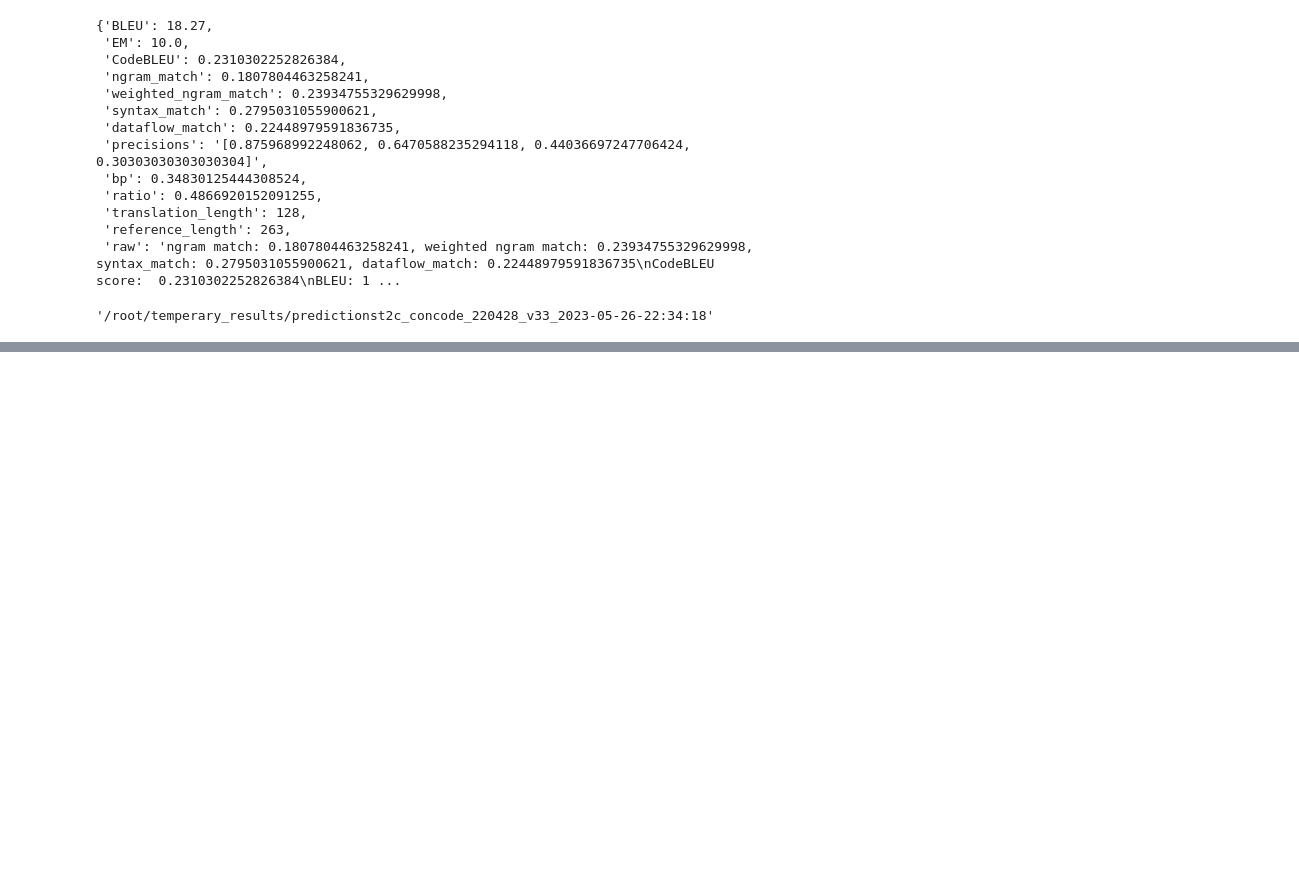
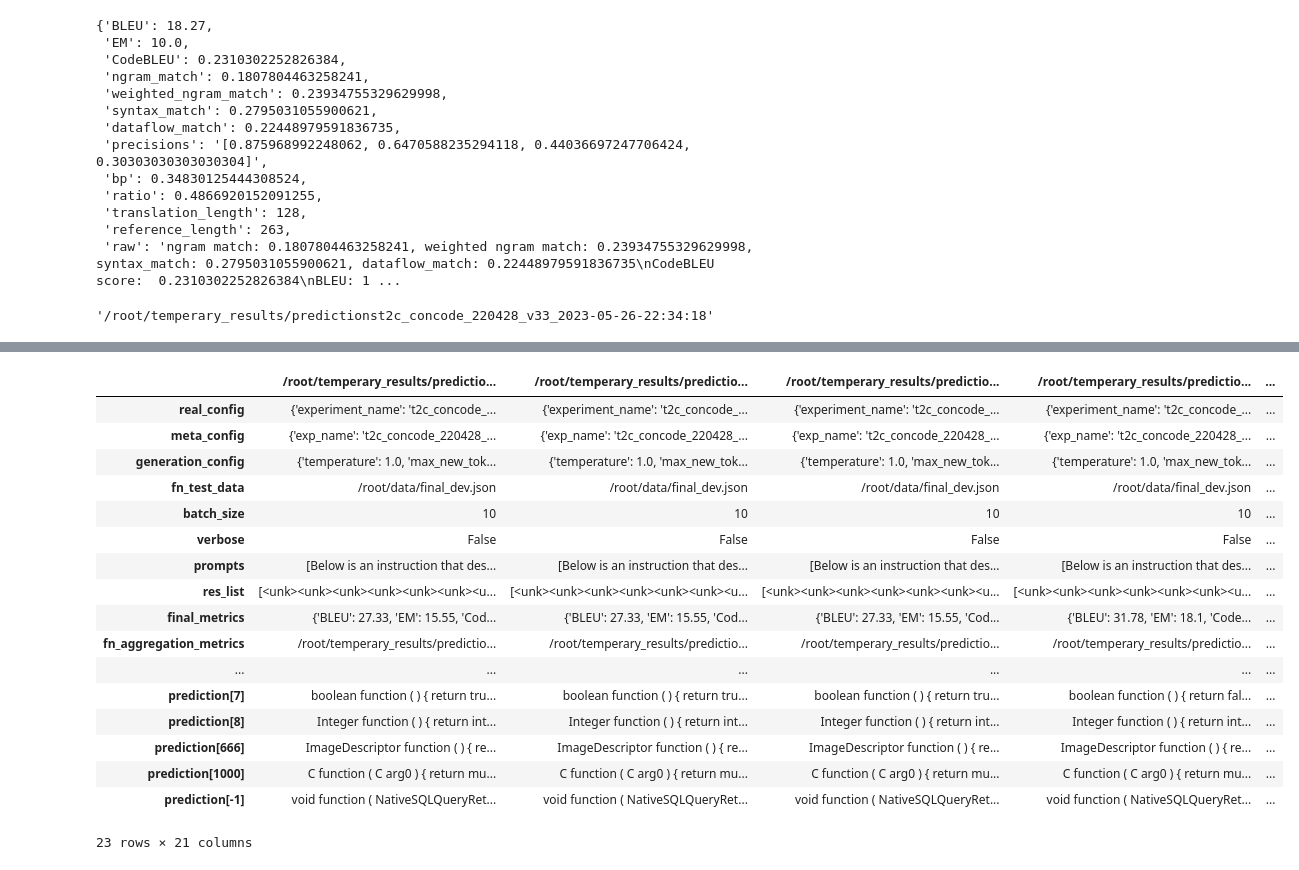
Before and after one commit to lizkuh/HSE_diploma, a Jupyter notebook: load_all_experiments/load_all_from_main_node.ipynb, the cells around one changed output, grey strips where cells are left out. Saved outputs shown, nothing was run; the diff lists cells and outputs as text; code cells hidden in the pictures; blank space fills up the shorter version.

```diff
--- a/load_all_experiments/load_all_from_main_node.ipynb
+++ b/load_all_experiments/load_all_from_main_node.ipynb
@@ -323,6 +417,8 @@ def preprocess(s):
         s = s.split('</s>')[0]
     if "### Input" in s:
         s = s.split("### Input")[0]
+    while '  ' in s:
+        s = s.replace('  ', ' ')
     try:
         assert "<unk>" not in s
         assert "\n" not in s
@@ -330,19 +426,9 @@ def preprocess(s):
     except Exception as e:
         print("Something wrong with")
         print(s)
+        print('==')
         raise e
-#     #s = s.split('### Response:\n')[-1]
-#     #s = s.replace('\n', '  ')
-#     s = s.replace('<unk>', " ")
-#     s = ' '.join(s.split(' ')[:100])
-#     while '  ' in s:
-#         s = s.replace('  ', ' ')
 
-#     if len(s) > 0 and s[0] == ' ':
-#         s = s[1:]
-
-#     if self.verbose:
-#         print(s)
 
     return s
 # preprocess("\n")
@@ -362,7 +474,7 @@ print(ARTIFACTS_PATH)
 # %%
 import re
 # "/root/temperary_results/predictionst2c_concode_220428_v33_2023-05-26-16:46:49.txt"
-def run_evaluation_of_metrics(fn = fn_results):
+def run_evaluation_of_metrics(fn):
     #fn_refference = "/root/data/reference_corpus.txt"
     #fn_answers = "/root/data/answers.json"
 
@@ -415,8 +527,3 @@ def parse_metrics(fn_metrics = "res.txt"):
                "raw": s
               }
     return metrics
-
-run_evaluation_of_metrics(fn = fn_results)
-final_metrics = parse_metrics()
-
-final_metrics
@@ -453,0 +707,3 @@ fn_output
+# %%
+for i in all_res:
+    print(i['prediction[0]'])
@@ -453,0 +728,22 @@ fn_output
+# %%
+pd.DataFrame({i['fn_aggregation_metrics']: i
+  for i in all_res})
+# %% [output]
+|  | /root/temperary_results/predictio... | /root/temperary_results/predictio... | /root/temperary_results/predictio... | /root/temperary_results/predictio... | ... |
+| real_config | {'experiment_name': 't2c_concode_... | {'experiment_name': 't2c_concode_... | {'experiment_name': 't2c_concode_... | {'experiment_name': 't2c_concode_... | ... |
+| meta_config | {'exp_name': 't2c_concode_220428_... | {'exp_name': 't2c_concode_220428_... | {'exp_name': 't2c_concode_220428_... | {'exp_name': 't2c_concode_220428_... | ... |
+| generation_config | {'temperature': 1.0, 'max_new_tok... | {'temperature': 1.0, 'max_new_tok... | {'temperature': 1.0, 'max_new_tok... | {'temperature': 1.0, 'max_new_tok... | ... |
+| fn_test_data | /root/data/final_dev.json | /root/data/final_dev.json | /root/data/final_dev.json | /root/data/final_dev.json | ... |
+| batch_size | 10 | 10 | 10 | 10 | ... |
+| verbose | False | False | False | False | ... |
+| prompts | [Below is an instruction that des... | [Below is an instruction that des... | [Below is an instruction that des... | [Below is an instruction that des... | ... |
+| res_list | [<unk><unk><unk><unk><unk><unk><u... | [<unk><unk><unk><unk><unk><unk><u... | [<unk><unk><unk><unk><unk><unk><u... | [<unk><unk><unk><unk><unk><unk><u... | ... |
+| final_metrics | {'BLEU': 27.33, 'EM': 15.55, 'Cod... | {'BLEU': 27.33, 'EM': 15.55, 'Cod... | {'BLEU': 27.33, 'EM': 15.55, 'Cod... | {'BLEU': 31.78, 'EM': 18.1, 'Code... | ... |
+| fn_aggregation_metrics | /root/temperary_results/predictio... | /root/temperary_results/predictio... | /root/temperary_results/predictio... | /root/temperary_results/predictio... | ... |
+| ... | ... | ... | ... | ... | ... |
+| prediction[7] | boolean function ( ) { return tru... | boolean function ( ) { return tru... | boolean function ( ) { return tru... | boolean function ( ) { return fal... | ... |
+| prediction[8] | Integer function ( ) { return int... | Integer function ( ) { return int... | Integer function ( ) { return int... | Integer function ( ) { return int... | ... |
+| prediction[666] | ImageDescriptor function ( ) { re... | ImageDescriptor function ( ) { re... | ImageDescriptor function ( ) { re... | ImageDescriptor function ( ) { re... | ... |
+| prediction[1000] | C function ( C arg0 ) { return mu... | C function ( C arg0 ) { return mu... | C function ( C arg0 ) { return mu... | C function ( C arg0 ) { return mu... | ... |
+| prediction[-1] | void function ( NativeSQLQueryRet... | void function ( NativeSQLQueryRet... | void function ( NativeSQLQueryRet... | void function ( NativeSQLQueryRet... | ... |
+23 rows × 21 columns
```
Also changed, not shown: parts of 38 cells of this notebook, 2 other files.
